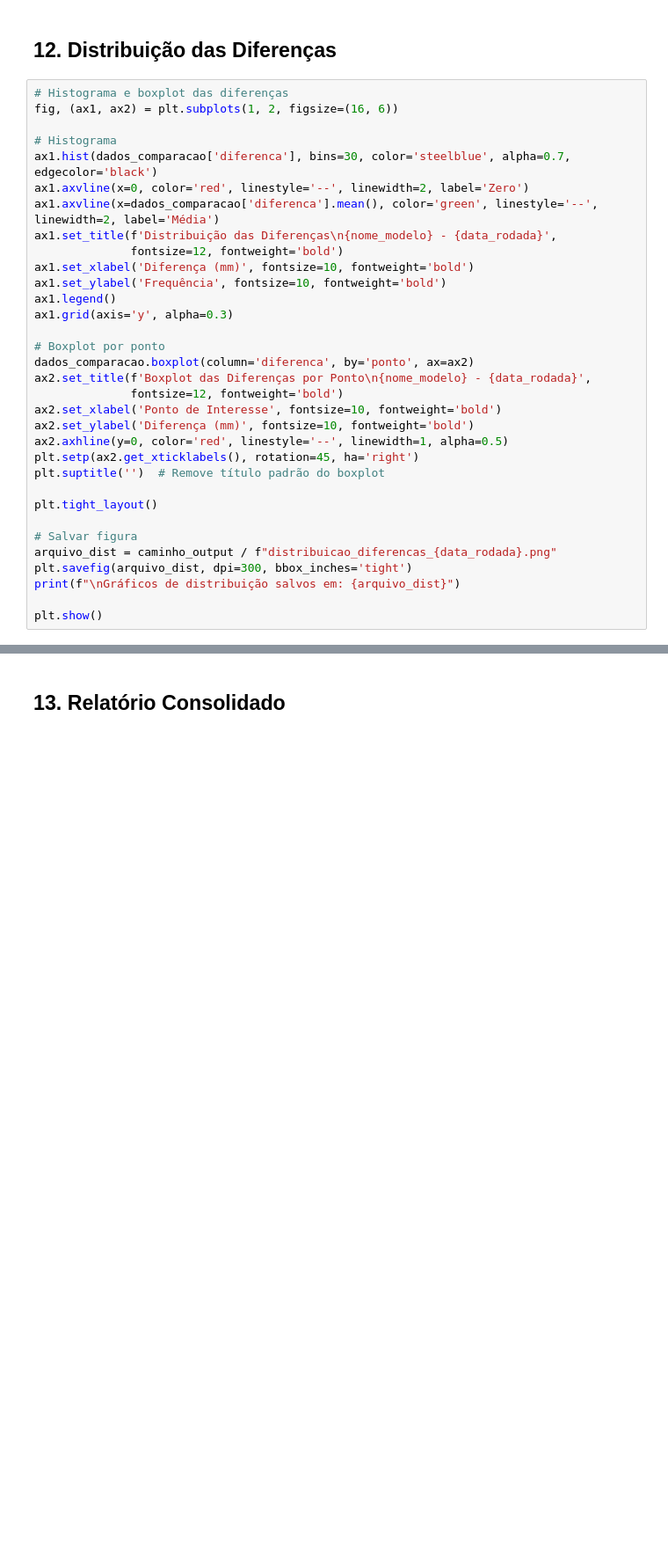
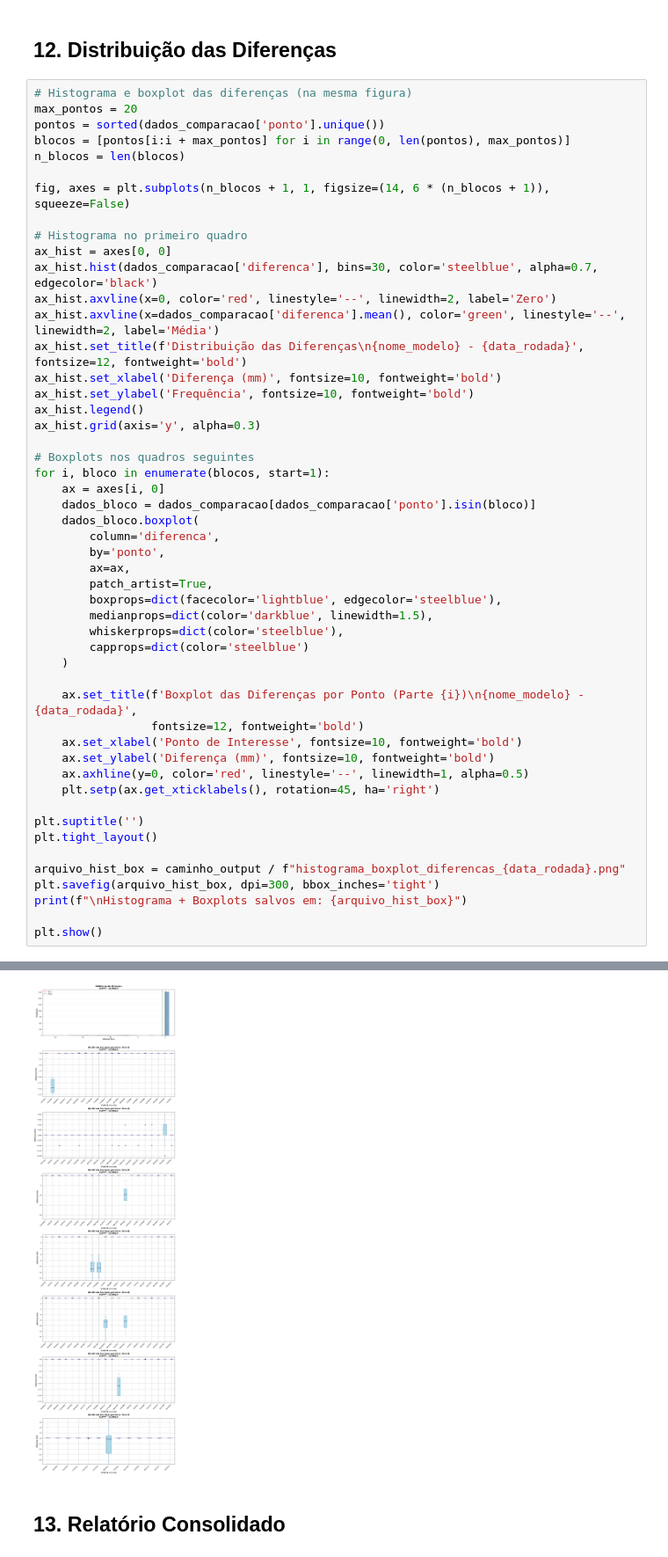
Before and after one commit to tok-yuri/compara-chuva, a Jupyter notebook: compara_chuva.ipynb, the cells around one changed output, grey strips where cells are left out. Shown at 88% size. Saved outputs shown, nothing was run; the diff lists cells and outputs as text; blank space fills up the shorter version.

```diff
--- a/compara_chuva.ipynb
+++ b/compara_chuva.ipynb
@@ -451,35 +700,53 @@ plt.show()
 # %% [markdown]
 ## 12. Distribuição das Diferenças
 # %%
-# Histograma e boxplot das diferenças
-fig, (ax1, ax2) = plt.subplots(1, 2, figsize=(16, 6))
+# Histograma e boxplot das diferenças (na mesma figura)
+max_pontos = 20
+pontos = sorted(dados_comparacao['ponto'].unique())
+blocos = [pontos[i:i + max_pontos] for i in range(0, len(pontos), max_pontos)]
+n_blocos = len(blocos)
 
-# Histograma
-ax1.hist(dados_comparacao['diferenca'], bins=30, color='steelblue', alpha=0.7, edgecolor='black')
-ax1.axvline(x=0, color='red', linestyle='--', linewidth=2, label='Zero')
-ax1.axvline(x=dados_comparacao['diferenca'].mean(), color='green', linestyle='--', linewidth=2, label='Média')
-ax1.set_title(f'Distribuição das Diferenças\n{nome_modelo} - {data_rodada}',
-              fontsize=12, fontweight='bold')
-ax1.set_xlabel('Diferença (mm)', fontsize=10, fontweight='bold')
-ax1.set_ylabel('Frequência', fontsize=10, fontweight='bold')
-ax1.legend()
-ax1.grid(axis='y', alpha=0.3)
+fig, axes = plt.subplots(n_blocos + 1, 1, figsize=(14, 6 * (n_blocos + 1)), squeeze=False)
 
-# Boxplot por ponto
-dados_comparacao.boxplot(column='diferenca', by='ponto', ax=ax2)
-ax2.set_title(f'Boxplot das Diferenças por Ponto\n{nome_modelo} - {data_rodada}',
-              fontsize=12, fontweight='bold')
-ax2.set_xlabel('Ponto de Interesse', fontsize=10, fontweight='bold')
-ax2.set_ylabel('Diferença (mm)', fontsize=10, fontweight='bold')
-ax2.axhline(y=0, color='red', linestyle='--', linewidth=1, alpha=0.5)
-plt.setp(ax2.get_xticklabels(), rotation=45, ha='right')
-plt.suptitle('')  # Remove título padrão do boxplot
+# Histograma no primeiro quadro
+ax_hist = axes[0, 0]
+ax_hist.hist(dados_comparacao['diferenca'], bins=30, color='steelblue', alpha=0.7, edgecolor='black')
+ax_hist.axvline(x=0, color='red', linestyle='--', linewidth=2, label='Zero')
+ax_hist.axvline(x=dados_comparacao['diferenca'].mean(), color='green', linestyle='--', linewidth=2, label='Média')
+ax_hist.set_title(f'Distribuição das Diferenças\n{nome_modelo} - {data_rodada}', fontsize=12, fontweight='bold')
+ax_hist.set_xlabel('Diferença (mm)', fontsize=10, fontweight='bold')
+ax_hist.set_ylabel('Frequência', fontsize=10, fontweight='bold')
+ax_hist.legend()
+ax_hist.grid(axis='y', alpha=0.3)
 
+# Boxplots nos quadros seguintes
+for i, bloco in enumerate(blocos, start=1):
+    ax = axes[i, 0]
+    dados_bloco = dados_comparacao[dados_comparacao['ponto'].isin(bloco)]
+    dados_bloco.boxplot(
+        column='diferenca',
+        by='ponto',
+        ax=ax,
+        patch_artist=True,
+        boxprops=dict(facecolor='lightblue', edgecolor='steelblue'),
+        medianprops=dict(color='darkblue', linewidth=1.5),
+        whiskerprops=dict(color='steelblue'),
+        capprops=dict(color='steelblue')
+    )
+
+    ax.set_title(f'Boxplot das Diferenças por Ponto (Parte {i})\n{nome_modelo} - {data_rodada}',
+                 fontsize=12, fontweight='bold')
+    ax.set_xlabel('Ponto de Interesse', fontsize=10, fontweight='bold')
+    ax.set_ylabel('Diferença (mm)', fontsize=10, fontweight='bold')
+    ax.axhline(y=0, color='red', linestyle='--', linewidth=1, alpha=0.5)
+    plt.setp(ax.get_xticklabels(), rotation=45, ha='right')
+
+plt.suptitle('')
 plt.tight_layout()
 
-# Salvar figura
-arquivo_dist = caminho_output / f"distribuicao_diferencas_{data_rodada}.png"
-plt.savefig(arquivo_dist, dpi=300, bbox_inches='tight')
-print(f"\nGráficos de distribuição salvos em: {arquivo_dist}")
+arquivo_hist_box = caminho_output / f"histograma_boxplot_diferencas_{data_rodada}.png"
+plt.savefig(arquivo_hist_box, dpi=300, bbox_inches='tight')
+print(f"\nHistograma + Boxplots salvos em: {arquivo_hist_box}")
 
 plt.show()
+# %% [output]
@@ -486,3 +754,4 @@ plt.show()
+[figure, added]
 # %% [markdown]
 ## 13. Relatório Consolidado
 # %%
```
Also changed, not shown: parts of 15 cells of this notebook, 4 other files.
